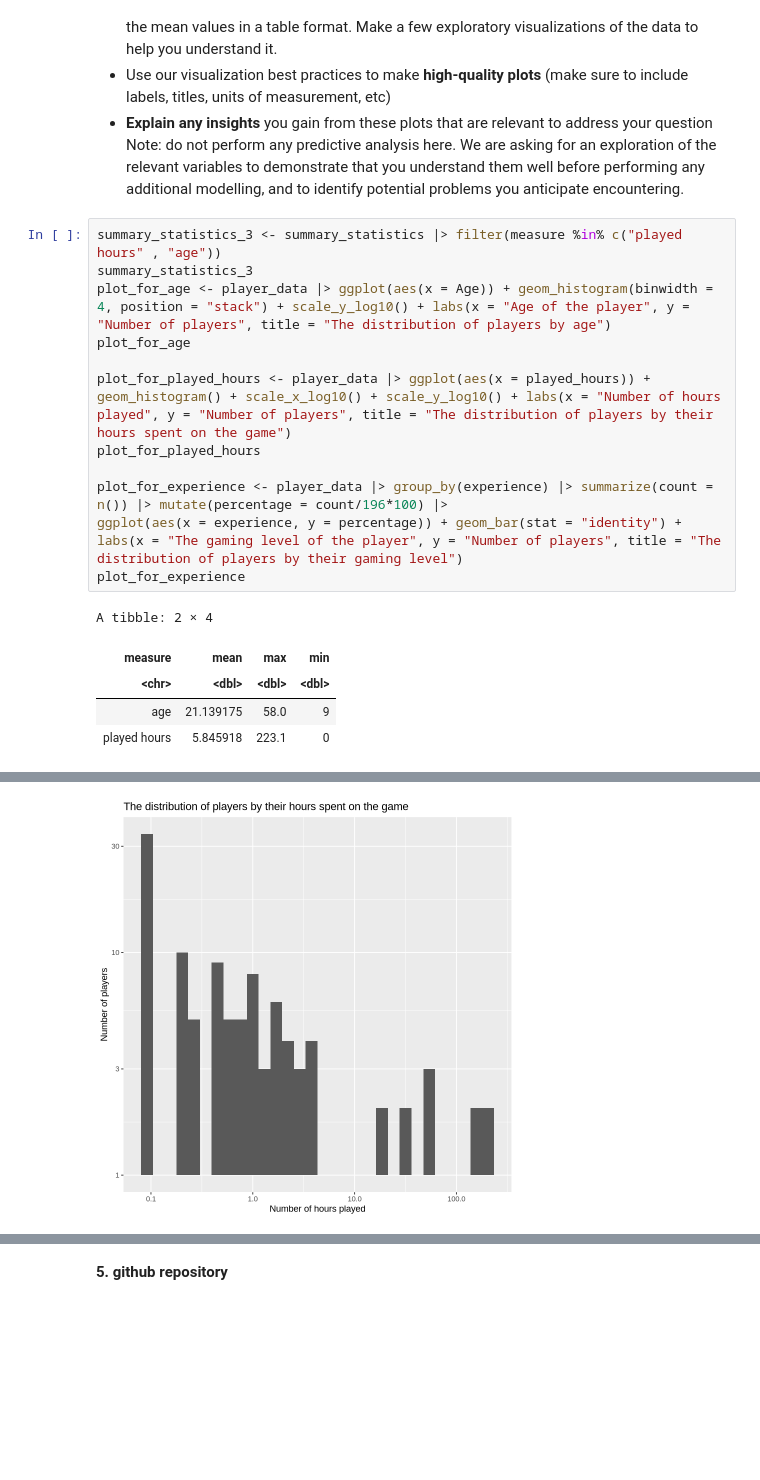
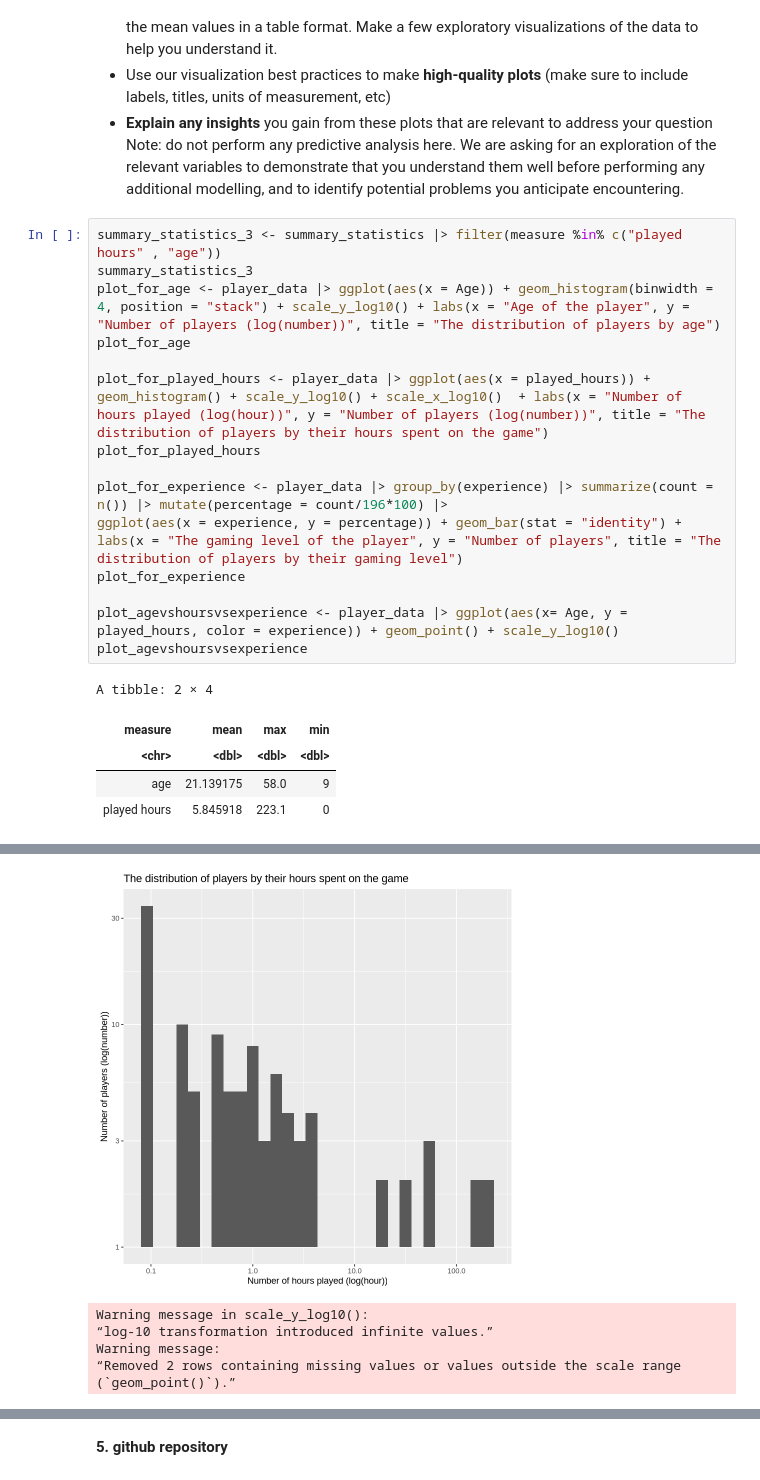
Before and after one commit to minotsp/project_planning_individual, a Jupyter notebook: project_planning_individual.ipynb, the cells around one changed output, grey strips where cells are left out. Cells and saved outputs as stored; diff of their text form; blank space fills up the shorter version.

```diff
--- a/project_planning_individual.ipynb
+++ b/project_planning_individual.ipynb
@@ -97,15 +86,18 @@ Note: do not perform any predictive analysis here. We are asking for an explorat
 # %%
 summary_statistics_3 <- summary_statistics |> filter(measure %in% c("played hours" , "age"))
 summary_statistics_3
-plot_for_age <- player_data |> ggplot(aes(x = Age)) + geom_histogram(binwidth = 4, position = "stack") + scale_y_log10() + labs(x = "Age of the player", y = "Number of players", title = "The distribution of players by age")
+plot_for_age <- player_data |> ggplot(aes(x = Age)) + geom_histogram(binwidth = 4, position = "stack") + scale_y_log10() + labs(x = "Age of the player", y = "Number of players (log(number))", title = "The distribution of players by age")
 plot_for_age
 
-plot_for_played_hours <- player_data |> ggplot(aes(x = played_hours)) + geom_histogram() + scale_x_log10() + scale_y_log10() + labs(x = "Number of hours played", y = "Number of players", title = "The distribution of players by their hours spent on the game")
+plot_for_played_hours <- player_data |> ggplot(aes(x = played_hours)) + geom_histogram() + scale_y_log10() + scale_x_log10()  + labs(x = "Number of hours played (log(hour))", y = "Number of players (log(number))", title = "The distribution of players by their hours spent on the game")
 plot_for_played_hours
 
 plot_for_experience <- player_data |> group_by(experience) |> summarize(count = n()) |> mutate(percentage = count/196*100) |>
 ggplot(aes(x = experience, y = percentage)) + geom_bar(stat = "identity") + labs(x = "The gaming level of the player", y = "Number of players", title = "The distribution of players by their gaming level")
 plot_for_experience
+
+plot_agevshoursvsexperience <- player_data |> ggplot(aes(x= Age, y = played_hours, color = experience)) + geom_point() + scale_y_log10()
+plot_agevshoursvsexperience
 # %% [output]
 A tibble: 2 × 4
 | measure | mean | max | min |
@@ -133,2 +125,7 @@ Warning message:
-[figure, old version]
+[figure, new version]
+Warning message in scale_y_log10():
+“log-10 transformation introduced infinite values.”
+Warning message:
+“Removed 2 rows containing missing values or values outside the scale range
+(`geom_point()`).”
 [figure]
```
Also changed, not shown: parts of 7 cells of this notebook.
